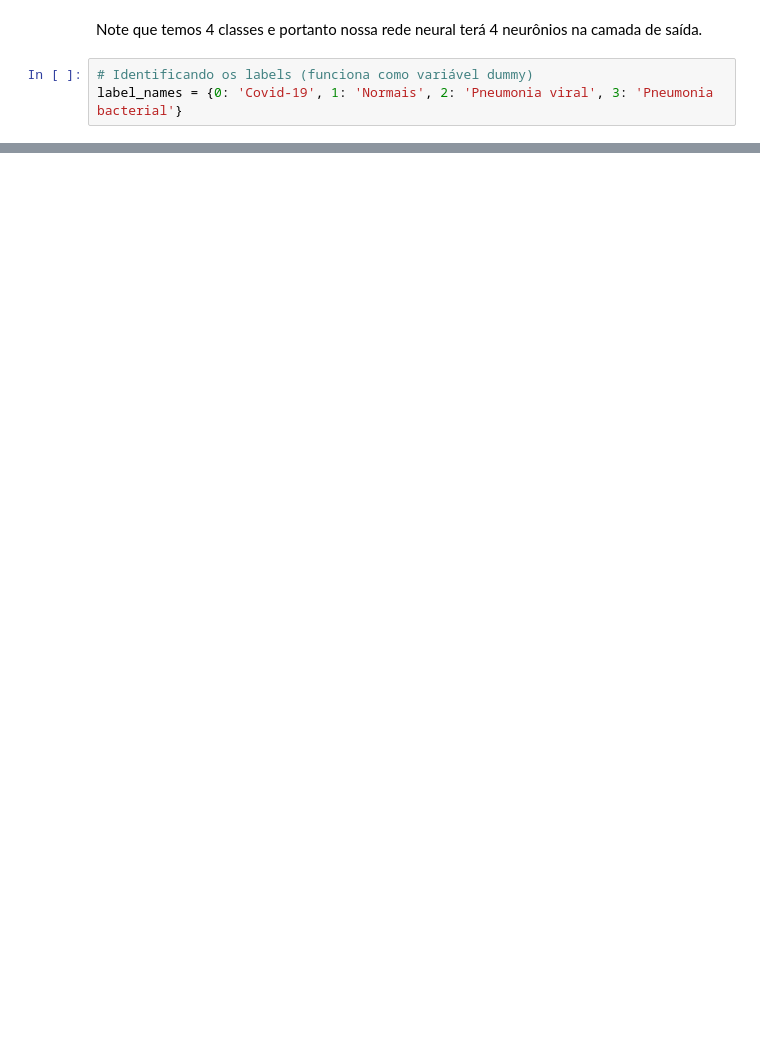
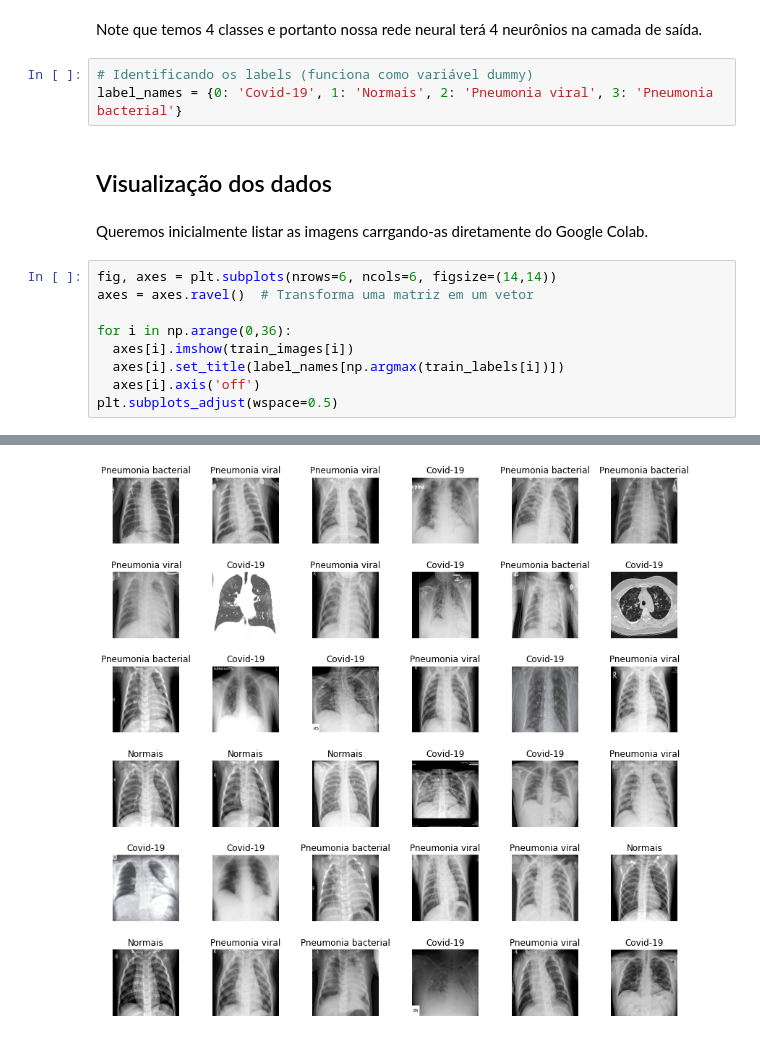
Before and after one commit to Mario-RJunior/diagnostico-medico-raio-x, a Jupyter notebook: departamento_medico.ipynb, the cells around one changed output, grey strips where cells are left out. Cells and saved outputs as stored; diff of their text form; blank space fills up the shorter version.

Commit message:
Visualizando algumas imagens

```diff
--- a/departamento_medico.ipynb
+++ b/departamento_medico.ipynb
@@ -78,3 +78,17 @@ Note que temos 4 classes e portanto nossa rede neural terá 4 neurônios na cama
 # %%
 # Identificando os labels (funciona como variável dummy)
 label_names = {0: 'Covid-19', 1: 'Normais', 2: 'Pneumonia viral', 3: 'Pneumonia bacterial'}
+# %% [markdown]
+## Visualização dos dados
+# %% [markdown]
+Queremos inicialmente listar as imagens carrgando-as diretamente do Google Colab.
+# %%
+fig, axes = plt.subplots(nrows=6, ncols=6, figsize=(14,14))
+axes = axes.ravel()  # Transforma uma matriz em um vetor
+
+for i in np.arange(0,36):
+  axes[i].imshow(train_images[i])
+  axes[i].set_title(label_names[np.argmax(train_labels[i])])
+  axes[i].axis('off')
+plt.subplots_adjust(wspace=0.5)
+# %% [output]
@@ -80,0 +112 @@ label_names = {0: 'Covid-19', 1: 'Normais', 2: 'Pneumonia viral', 3: 'Pneumonia
+[figure, added]
```
Also changed, not shown: parts of 3 cells of this notebook.
